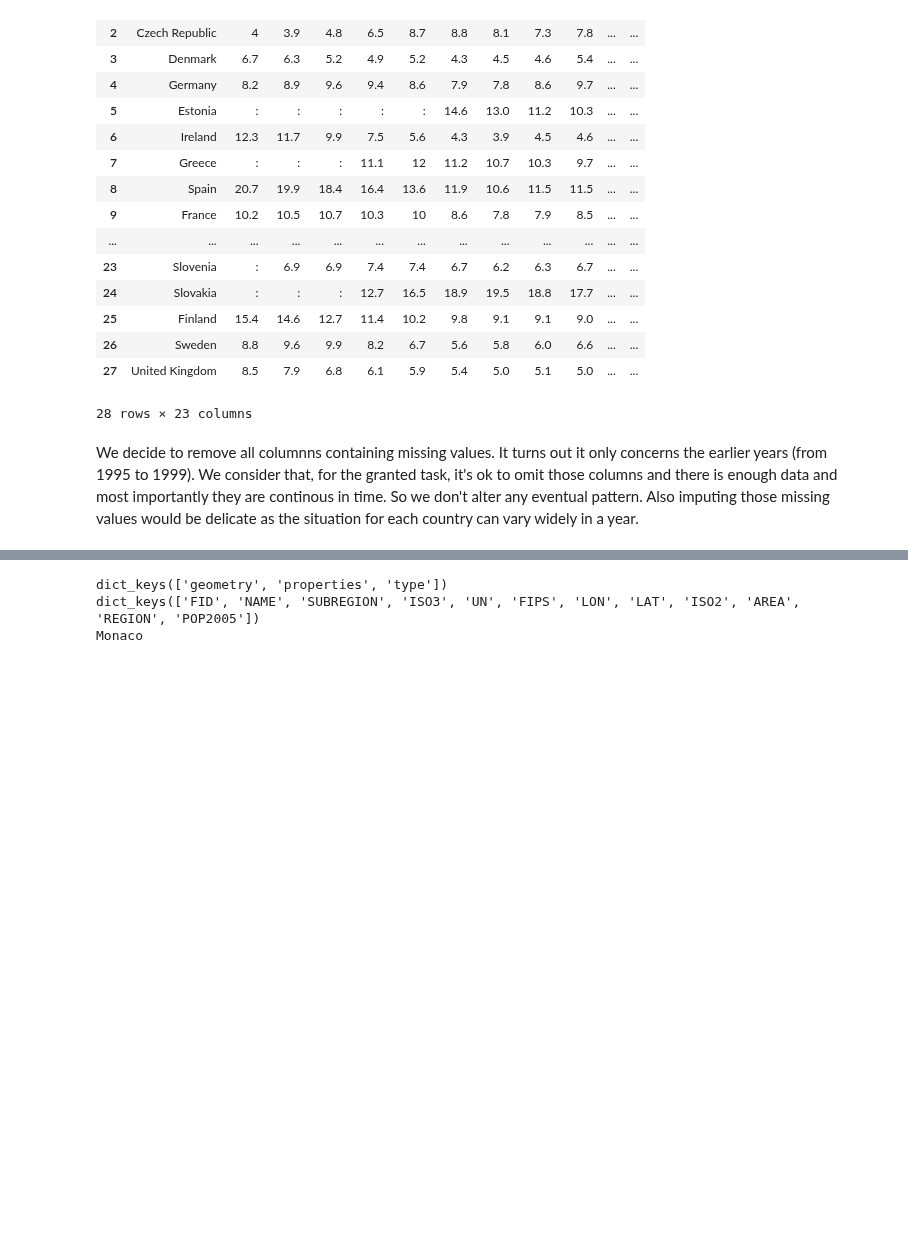
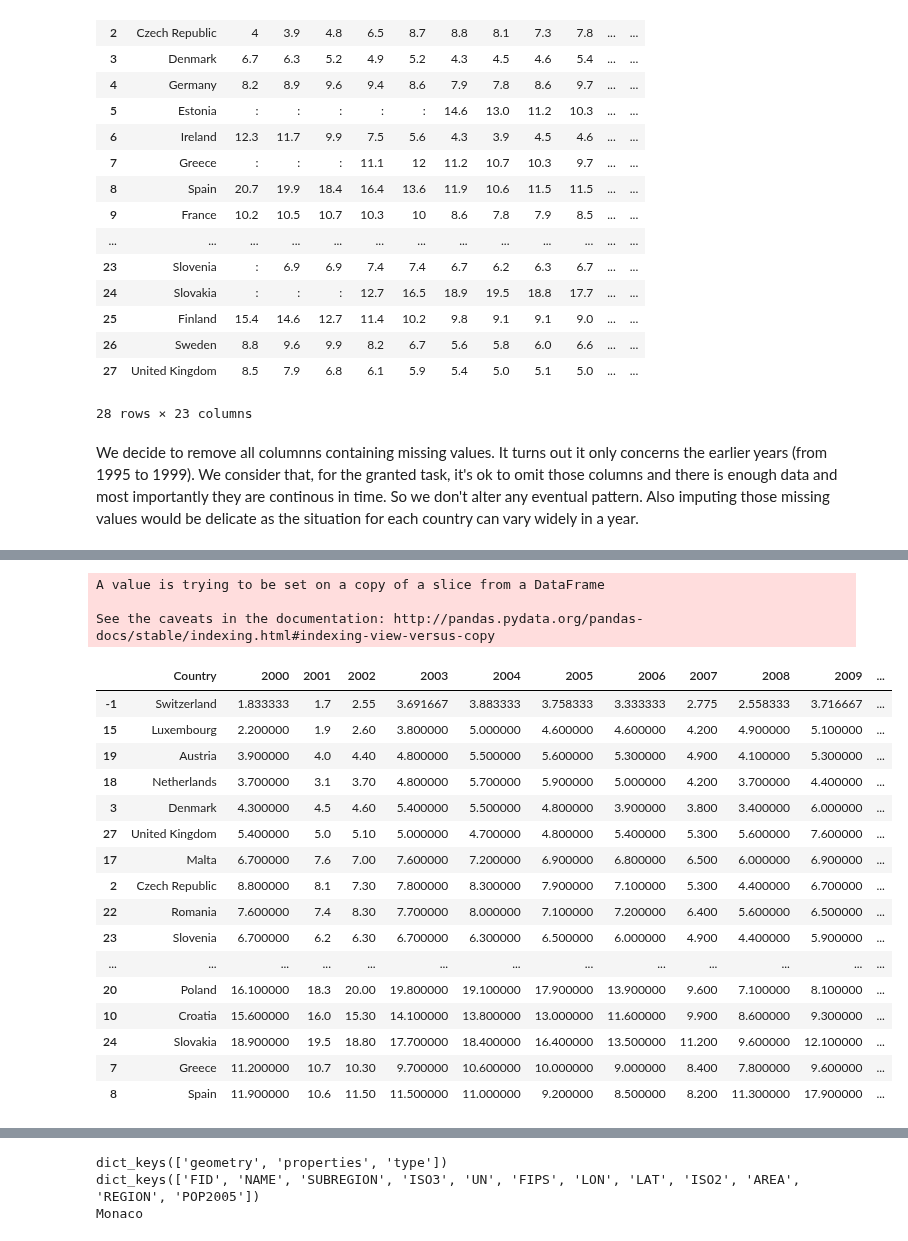
Before and after one commit to m-yaghini/ada17, a Jupyter notebook: 03 - Interactive Viz/Homework3_SF.ipynb, the cells around one changed output, grey strips where cells are left out. Drawn from its saved outputs; the diff is of its cells as text; code cells hidden in the pictures; blank space fills up the shorter version.

```diff
--- a/03 - Interactive Viz/Homework3_SF.ipynb
+++ b/03 - Interactive Viz/Homework3_SF.ipynb
@@ -82,3 +70,37 @@ See the caveats in the documentation: http://pandas.pydata.org/pandas-docs/stabl
+# %%
+
+df = pd.read_csv(SWISS_UNEPMLOYMENT_DATASET, encoding='utf-16').T
+df[0] =  df[0].apply(lambda x: re.sub("[^0-9]", "", x))
+df = df.apply(pd.to_numeric, errors='ignore')
+
+swiss  = df.groupby(0).mean()
+swissUnemploymentRates = [item for sublist in swiss.values[7:24] for item in sublist]
+swissUnemploymentRates.extend([np.mean(swissUnemploymentRates)])
+swissrow= ['Switzerland'] + swissUnemploymentRates
+unemploymentRates.loc[-1] = swissrow
+unemploymentRates= unemploymentRates.sort_values(['average'], ascending=True)
+unemploymentRates
+# %% [output]
+A value is trying to be set on a copy of a slice from a DataFrame
+
+See the caveats in the documentation: http://pandas.pydata.org/pandas-docs/stable/indexing.html#indexing-view-versus-copy
+|  | Country | 2000 | 2001 | 2002 | 2003 | 2004 | 2005 | 2006 | 2007 | 2008 | 2009 | ... |
+| -1 | Switzerland | 1.833333 | 1.7 | 2.55 | 3.691667 | 3.883333 | 3.758333 | 3.333333 | 2.775 | 2.558333 | 3.716667 | ... |
+| 15 | Luxembourg | 2.200000 | 1.9 | 2.60 | 3.800000 | 5.000000 | 4.600000 | 4.600000 | 4.200 | 4.900000 | 5.100000 | ... |
+| 19 | Austria | 3.900000 | 4.0 | 4.40 | 4.800000 | 5.500000 | 5.600000 | 5.300000 | 4.900 | 4.100000 | 5.300000 | ... |
+| 18 | Netherlands | 3.700000 | 3.1 | 3.70 | 4.800000 | 5.700000 | 5.900000 | 5.000000 | 4.200 | 3.700000 | 4.400000 | ... |
+| 3 | Denmark | 4.300000 | 4.5 | 4.60 | 5.400000 | 5.500000 | 4.800000 | 3.900000 | 3.800 | 3.400000 | 6.000000 | ... |
+| 27 | United Kingdom | 5.400000 | 5.0 | 5.10 | 5.000000 | 4.700000 | 4.800000 | 5.400000 | 5.300 | 5.600000 | 7.600000 | ... |
+| 17 | Malta | 6.700000 | 7.6 | 7.00 | 7.600000 | 7.200000 | 6.900000 | 6.800000 | 6.500 | 6.000000 | 6.900000 | ... |
+| 2 | Czech Republic | 8.800000 | 8.1 | 7.30 | 7.800000 | 8.300000 | 7.900000 | 7.100000 | 5.300 | 4.400000 | 6.700000 | ... |
+| 22 | Romania | 7.600000 | 7.4 | 8.30 | 7.700000 | 8.000000 | 7.100000 | 7.200000 | 6.400 | 5.600000 | 6.500000 | ... |
+| 23 | Slovenia | 6.700000 | 6.2 | 6.30 | 6.700000 | 6.300000 | 6.500000 | 6.000000 | 4.900 | 4.400000 | 5.900000 | ... |
+| ... | ... | ... | ... | ... | ... | ... | ... | ... | ... | ... | ... | ... |
+| 20 | Poland | 16.100000 | 18.3 | 20.00 | 19.800000 | 19.100000 | 17.900000 | 13.900000 | 9.600 | 7.100000 | 8.100000 | ... |
+| 10 | Croatia | 15.600000 | 16.0 | 15.30 | 14.100000 | 13.800000 | 13.000000 | 11.600000 | 9.900 | 8.600000 | 9.300000 | ... |
+| 24 | Slovakia | 18.900000 | 19.5 | 18.80 | 17.700000 | 18.400000 | 16.400000 | 13.500000 | 11.200 | 9.600000 | 12.100000 | ... |
+| 7 | Greece | 11.200000 | 10.7 | 10.30 | 9.700000 | 10.600000 | 10.000000 | 9.000000 | 8.400 | 7.800000 | 9.600000 | ... |
+| 8 | Spain | 11.900000 | 10.6 | 11.50 | 11.500000 | 11.000000 | 9.200000 | 8.500000 | 8.200 | 11.300000 | 17.900000 | ... |
 # %%
 g= sns.factorplot(x="Country", y="average", data=unemploymentRates,color='b');
 plt.xticks(rotation=90, fontsize = 10)
```
Also changed, not shown: parts of 5 cells of this notebook, 1 other file.
